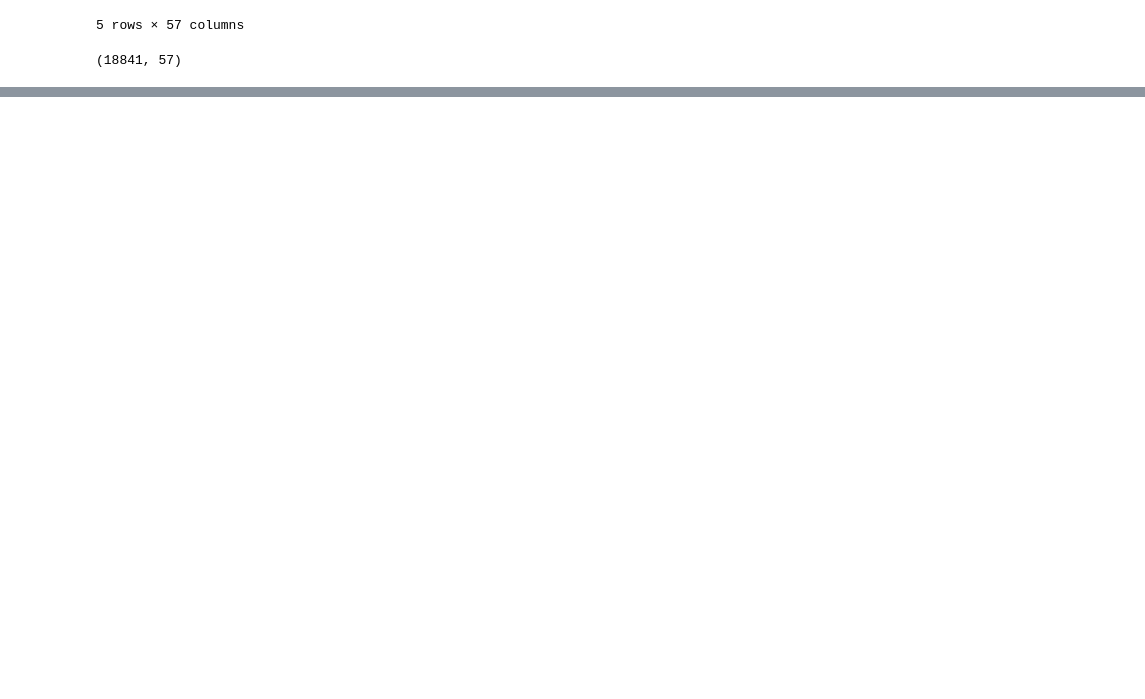
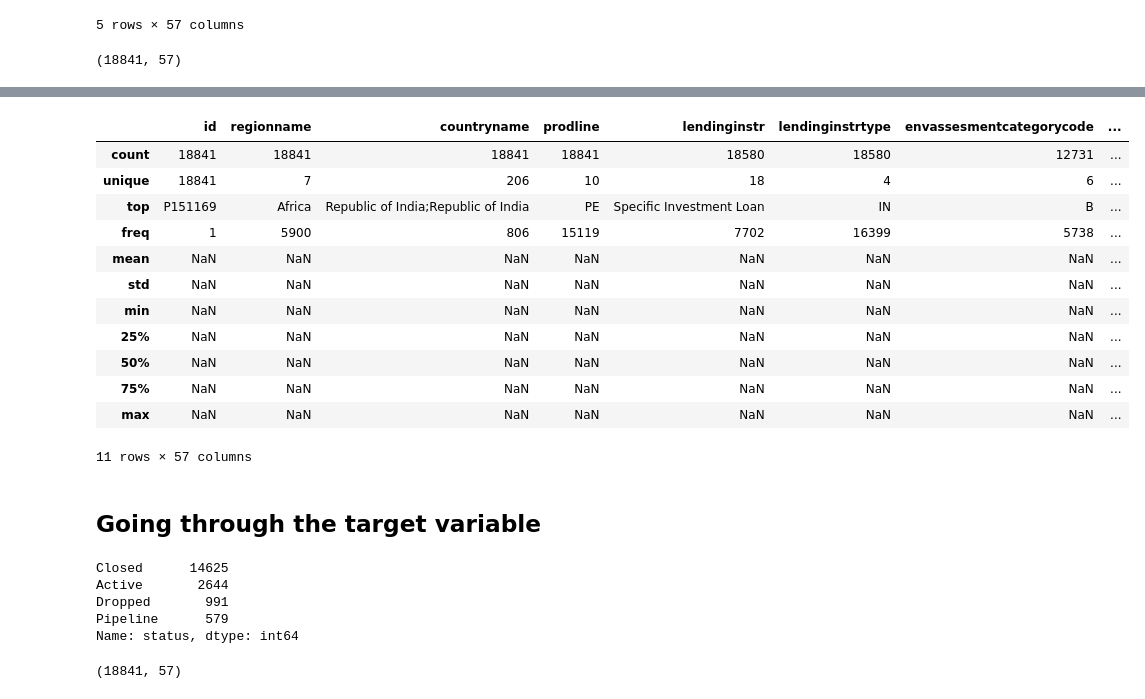
Before and after one commit to sagar2582/World-Bank-Binary-classifier, a Jupyter notebook: World_Bank_Binary_Classifier.ipynb, the cells around one changed output, grey strips where cells are left out. Saved outputs shown, nothing was run; the diff lists cells and outputs as text; code cells hidden in the pictures; blank space fills up the shorter version.

```diff
--- a/World_Bank_Binary_Classifier.ipynb
+++ b/World_Bank_Binary_Classifier.ipynb
@@ -50,0 +95,30 @@ regionname --> points towards
+# %%
+df.describe(include='all')
+# %% [output]
+|  | id | regionname | countryname | prodline | lendinginstr | lendinginstrtype | envassesmentcategorycode | ... |
+| count | 18841 | 18841 | 18841 | 18841 | 18580 | 18580 | 12731 | ... |
+| unique | 18841 | 7 | 206 | 10 | 18 | 4 | 6 | ... |
+| top | P151169 | Africa | Republic of India;Republic of India | PE | Specific Investment Loan | IN | B | ... |
+| freq | 1 | 5900 | 806 | 15119 | 7702 | 16399 | 5738 | ... |
+| mean | NaN | NaN | NaN | NaN | NaN | NaN | NaN | ... |
+| std | NaN | NaN | NaN | NaN | NaN | NaN | NaN | ... |
+| min | NaN | NaN | NaN | NaN | NaN | NaN | NaN | ... |
+| 25% | NaN | NaN | NaN | NaN | NaN | NaN | NaN | ... |
+| 50% | NaN | NaN | NaN | NaN | NaN | NaN | NaN | ... |
+| 75% | NaN | NaN | NaN | NaN | NaN | NaN | NaN | ... |
+| max | NaN | NaN | NaN | NaN | NaN | NaN | NaN | ... |
+11 rows × 57 columns
+# %% [markdown]
+## Going through the target variable
+# %%
+df_copy['status'].value_counts()
+# %% [output]
+Closed      14625
+Active       2644
+Dropped       991
+Pipeline      579
+Name: status, dtype: int64
+# %%
+df_copy.shape
+# %% [output]
+(18841, 57)
```
Also changed, not shown: parts of 43 cells of this notebook.
